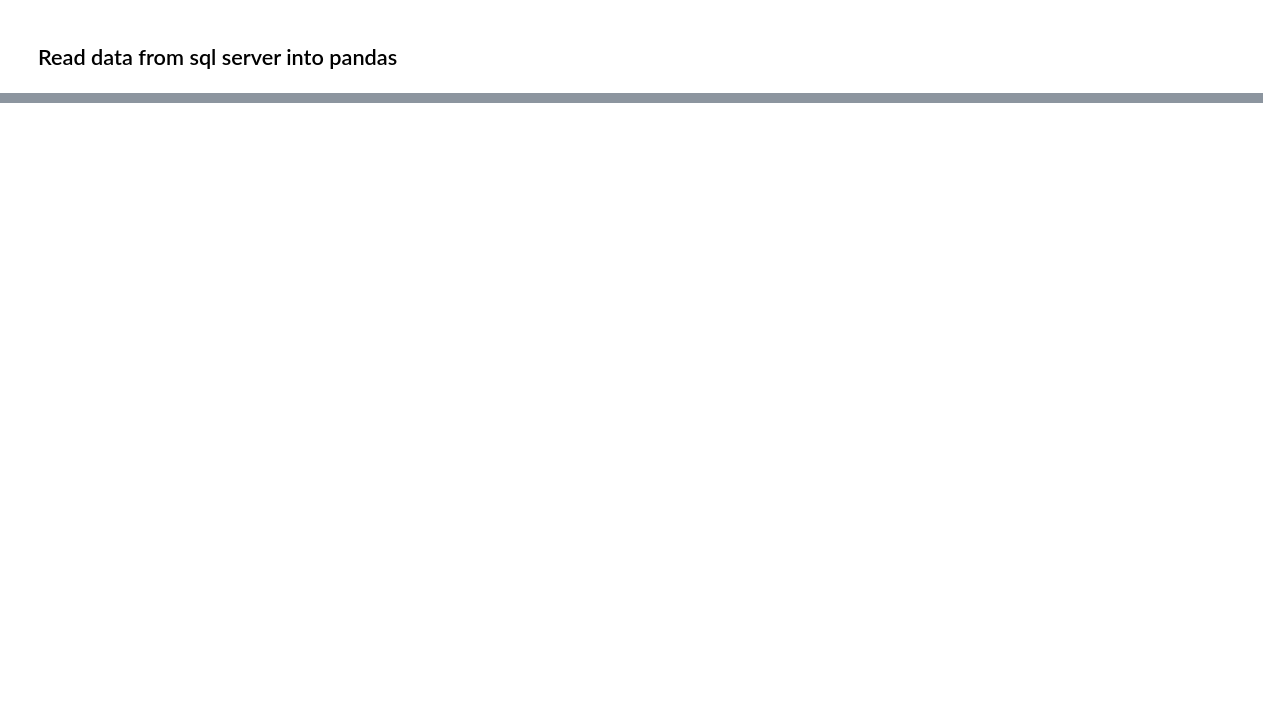
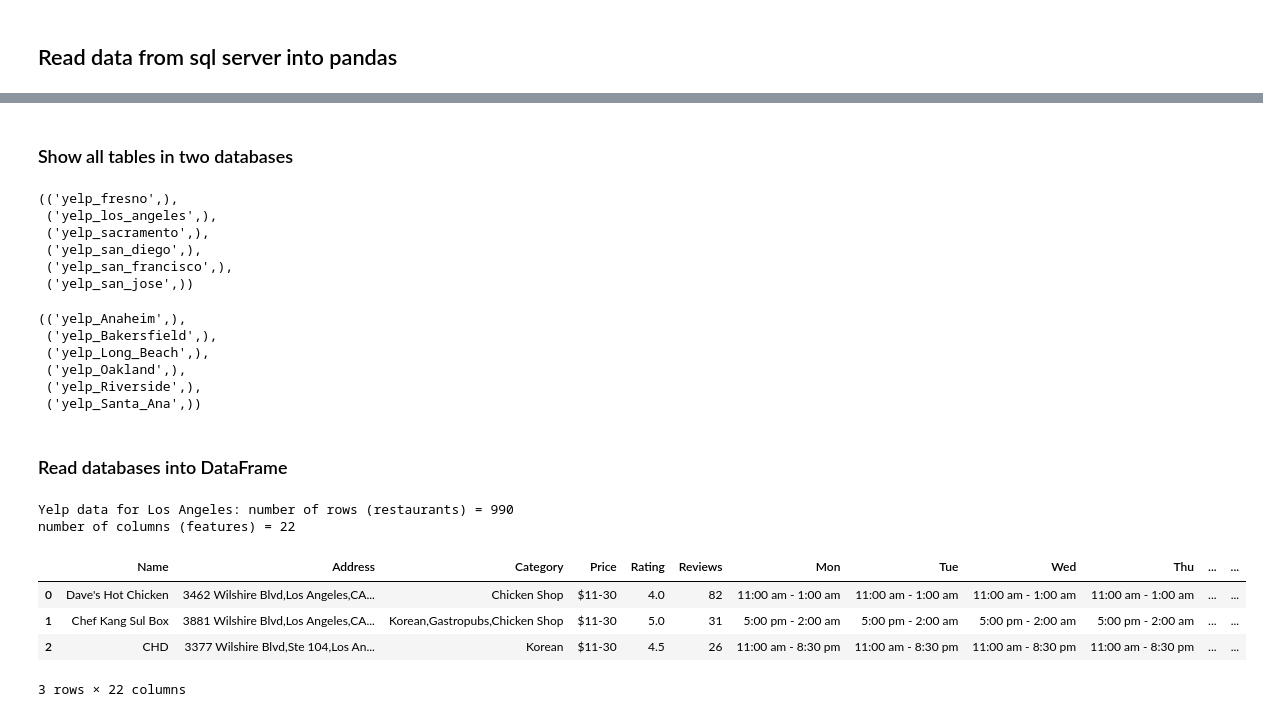
Before and after one commit to Chenghan-Sun/AdvDS-Analysis, a Jupyter notebook: Notebooks/EDA_Features.ipynb, the cells around one changed output, grey strips where cells are left out. Cells and saved outputs as stored; diff of their text form; code cells hidden in the pictures; blank space fills up the shorter version.

```diff
--- a/Notebooks/EDA_Features.ipynb
+++ b/Notebooks/EDA_Features.ipynb
@@ -19,8 +36,0 @@ sql = "".join(sqltxt)  # list to str
-# %%
-# build DB connections
-sql_conn = pymysql.connect(host="localhost",
-                      user="root",
-                      password="skrskr220",
-                      db="yelp_info_db",
-                      charset='utf8')
-yelp_df = pd.read_sql("SELECT * FROM YELP_SF;", sql_conn)
@@ -53,0 +88,43 @@ yelp_df
+# %% [markdown]
+### Show all tables in two databases
+# %%
+# build DB connections
+yelp_db_group_1 = YelpDb("yelp_db_1_6")  # cities 1-6 (group 1)
+yelp_db_group_2 = YelpDb("yelp_db")  # cities 7-12 (group 2)
+
+sql_tabs = "show TABLES;"
+yelp_db_group_1.execute(sql_tabs)
+yelp_db_group_1.fetch_all()
+# %% [output]
+(('yelp_fresno',),
+ ('yelp_los_angeles',),
+ ('yelp_sacramento',),
+ ('yelp_san_diego',),
+ ('yelp_san_francisco',),
+ ('yelp_san_jose',))
+# %%
+yelp_db_group_2.execute(sql_tabs)
+yelp_db_group_2.fetch_all()
+# %% [output]
+(('yelp_Anaheim',),
+ ('yelp_Bakersfield',),
+ ('yelp_Long_Beach',),
+ ('yelp_Oakland',),
+ ('yelp_Riverside',),
+ ('yelp_Santa_Ana',))
+# %% [markdown]
+### Read databases into DataFrame
+# %%
+# Table 1
+yelp_df_la = yelp_db_group_1.db_to_df("yelp_los_angeles")
+print(f'Yelp data for Los Angeles: number of rows (restaurants) = {yelp_df_la.shape[0]}')
+print(f'number of columns (features) = {yelp_df_la.shape[1]}')
+yelp_df_la.head(3)
+# %% [output]
+Yelp data for Los Angeles: number of rows (restaurants) = 990
+number of columns (features) = 22
+|  | Name | Address | Category | Price | Rating | Reviews | Mon | Tue | Wed | Thu | ... | ... |
+| 0 | Dave's Hot Chicken | 3462 Wilshire Blvd,Los Angeles,CA... | Chicken Shop | $11-30 | 4.0 | 82 | 11:00 am - 1:00 am | 11:00 am - 1:00 am | 11:00 am - 1:00 am | 11:00 am - 1:00 am | ... | ... |
+| 1 | Chef Kang Sul Box | 3881 Wilshire Blvd,Los Angeles,CA... | Korean,Gastropubs,Chicken Shop | $11-30 | 5.0 | 31 | 5:00 pm - 2:00 am | 5:00 pm - 2:00 am | 5:00 pm - 2:00 am | 5:00 pm - 2:00 am | ... | ... |
+| 2 | CHD | 3377 Wilshire Blvd,Ste 104,Los An... | Korean | $11-30 | 4.5 | 26 | 11:00 am - 8:30 pm | 11:00 am - 8:30 pm | 11:00 am - 8:30 pm | 11:00 am - 8:30 pm | ... | ... |
+3 rows × 22 columns
```
Also changed, not shown: parts of 22 cells of this notebook, 2 other files.
